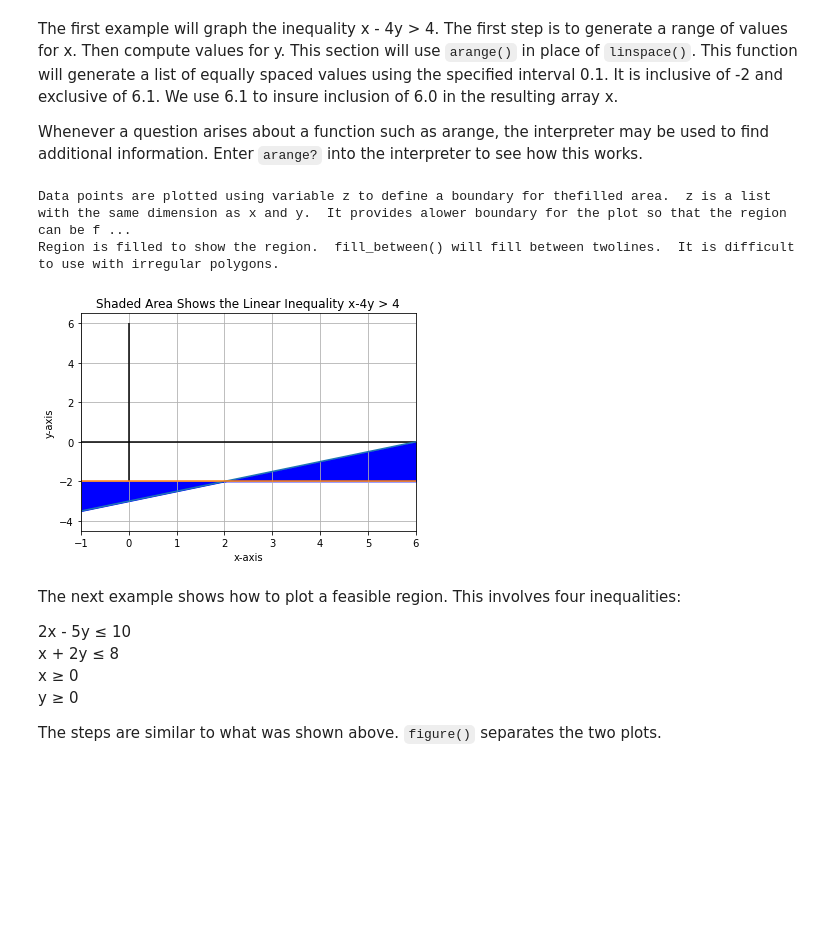
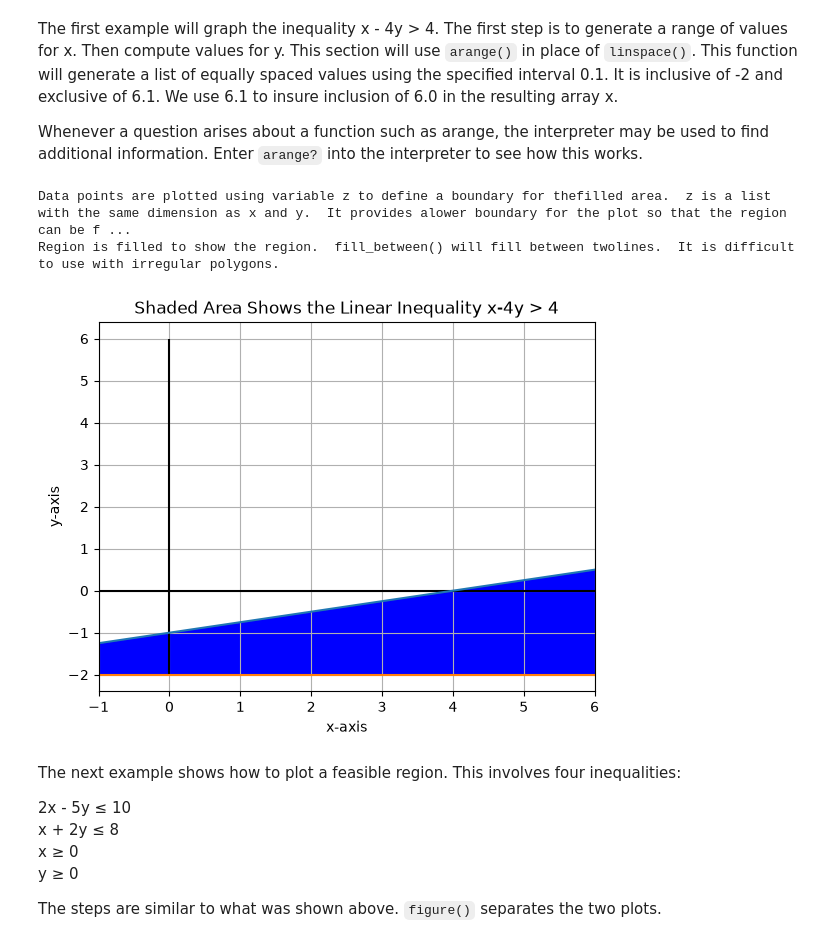
Before and after one commit to EAName/Applied-Math-through-Python, a Jupyter notebook: Graphing Linear Inequalities.ipynb, the cells around one changed output. Cells and saved outputs as stored; diff of their text form; code cells hidden in the pictures; blank space fills up the shorter version.

```diff
--- a/Graphing Linear Inequalities.ipynb
+++ b/Graphing Linear Inequalities.ipynb
@@ -11,29 +11,29 @@ The first example will graph the inequality x - 4y > 4. The first step is to gen
 Whenever a question arises about a function such as arange, the interpreter may be used to find additional information. Enter `arange?` into the interpreter to see how this works.
 # %%
 x= arange(-2,6.1,0.1)
-y= 0.5*x - 3
+y= 0.25*x - 1  # x - 4y > 4 is the same as y < x/4 - 1
 figure()
 xlim(-1,6)  # Plot limits must be set for the graph.
 xlabel('x-axis')  # Plot axes must be specified.  Setting the grid is optional.
 ylabel('y-axis')
 hlines(0,-2,6,color='black')
 vlines(0,-2,6,color='black')
 grid(True)
 plot(x,y)
 print('Data points are plotted using variable z to define a boundary for the\
 filled area.  z is a list with the same dimension as x and y.  It provides a\
 lower boundary for the plot so that the region can be filled.')
 z= -2.0 + 0.0*x
 plot(x,z)
 print("Region is filled to show the region.  fill_between() will fill between two\
 lines.  It is difficult to use with irregular polygons.")
 fill_between(x,y,z, color= 'b')
 title ('Shaded Area Shows the Linear Inequality x-4y > 4')
 show()
 # %% [output]
 Data points are plotted using variable z to define a boundary for thefilled area.  z is a list with the same dimension as x and y.  It provides alower boundary for the plot so that the region can be f ...
 Region is filled to show the region.  fill_between() will fill between twolines.  It is difficult to use with irregular polygons.
-[figure, old version]
+[figure, new version]
 # %% [markdown]
 The next example shows how to plot a feasible region. This involves four inequalities:
 
```
Also changed, not shown: parts of 1 cell of this notebook, 17 other files.
